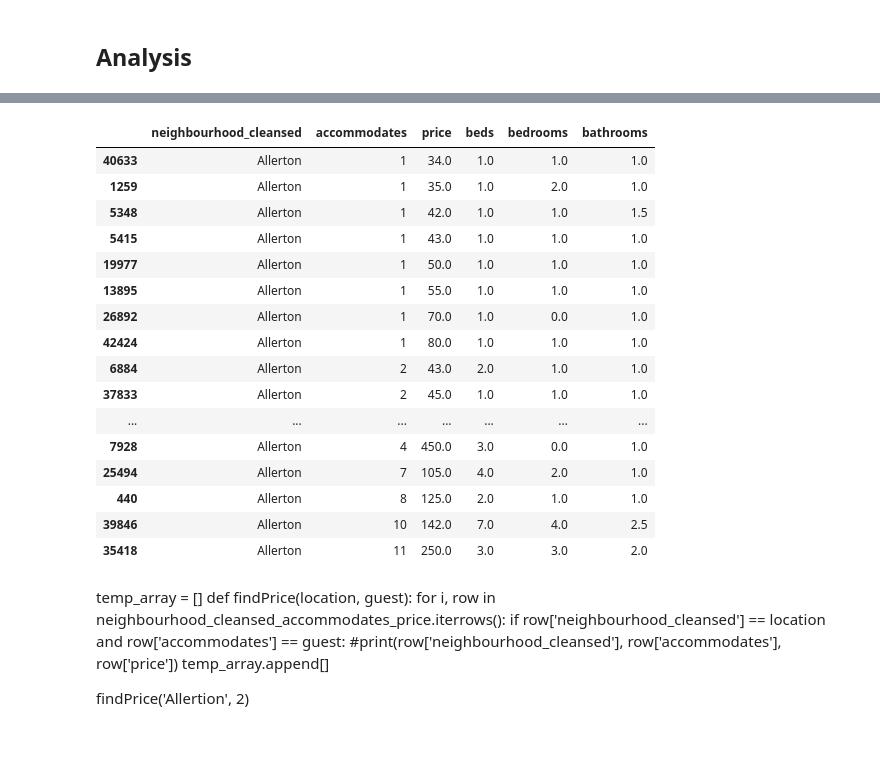
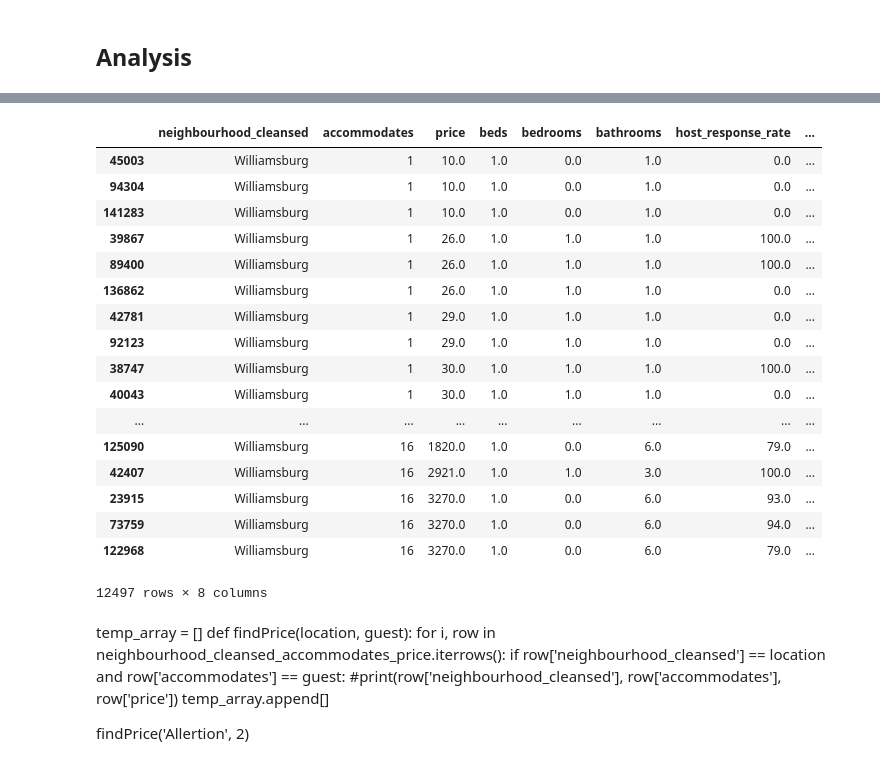
Before and after one commit to TanKenny/AirbnbEstimator, a Jupyter notebook: airbnb.ipynb, the cells around one changed output, grey strips where cells are left out. Saved outputs shown, nothing was run; the diff lists cells and outputs as text; code cells hidden in the pictures.

```diff
--- a/airbnb.ipynb
+++ b/airbnb.ipynb
@@ -12 +16,3 @@ df = pd.read_csv('./dataset/listings2.csv', encoding='Latin-1')
+# %%
+df = pd.concat([df_10, df_11, df_12], ignore_index=True)
 # %%
@@ -111,0 +112,7 @@ Name: price, Length: 49056, dtype: float64
+# %%
+# drop $ and ,
+df['cleaning_fee'] = df['cleaning_fee'].astype(str).str.replace('$', '')
+df['cleaning_fee'] = df['cleaning_fee'].astype(str).str.replace(',', '')
+df['cleaning_fee'] = df['cleaning_fee'].str.strip()
+df['cleaning_fee'] = df['cleaning_fee'].astype(float)
+df['cleaning_fee']
@@ -137,12 +162,13 @@ Name: host_since_year, Length: 49049, dtype: float64
 #df['host_response_time'].fillna(0)
 #print(df['host_response_time'])
 # %%
-# convert host_response_time string to an int rating of 0-3
+# convert host_response_time string to an int rating of 0-4
 df['host_response_time'].fillna(0, inplace=True)
 df.host_response_time[df.host_response_time == 'N/A'] = 0
 df.host_response_time[df.host_response_time == 'within an hour'] = 1
 df.host_response_time[df.host_response_time == 'within a few hours'] = 2
 df.host_response_time[df.host_response_time == 'within a day'] = 3
+df.host_response_time[df.host_response_time == 'a few days or more'] = 4
 df.host_response_time
 # %% [output]
 A value is trying to be set on a copy of a slice from a DataFrame
@@ -397,6 +426,6 @@ df['beds'] = df['beds'].fillna(value=median_beds)
 df['bedrooms'] = df['bedrooms'].fillna(value=median_bedrooms)
 df['bathrooms'] = df['bathrooms'].fillna(value=median_bathrooms)
 # %%
-neighbourhood_cleansed_accommodates_price = df[['neighbourhood_cleansed','accommodates', 'price', 'beds', 'bedrooms', 'bathrooms']]
+neighbourhood_cleansed_accommodates_price = df[['neighbourhood_cleansed','accommodates', 'price', 'beds', 'bedrooms', 'bathrooms', 'host_response_rate', 'host_is_superhost']]
 neighbourhood_cleansed_accommodates_price
 # %% [output]
@@ -560,26 +595,27 @@ findAveragePrice('Allerton', 2)
 # %%
 def findLocationPrice(location):
     return neighbourhood_cleansed_accommodates_price[(neighbourhood_cleansed_accommodates_price.neighbourhood_cleansed == location)]
 
-findLocationPrice('Allerton')
+findLocationPrice('Williamsburg')
 # %% [output]
-|  | neighbourhood_cleansed | accommodates | price | beds | bedrooms | bathrooms |
-| 40633 | Allerton | 1 | 34.0 | 1.0 | 1.0 | 1.0 |
-| 1259 | Allerton | 1 | 35.0 | 1.0 | 2.0 | 1.0 |
-| 5348 | Allerton | 1 | 42.0 | 1.0 | 1.0 | 1.5 |
-| 5415 | Allerton | 1 | 43.0 | 1.0 | 1.0 | 1.0 |
-| 19977 | Allerton | 1 | 50.0 | 1.0 | 1.0 | 1.0 |
-| 13895 | Allerton | 1 | 55.0 | 1.0 | 1.0 | 1.0 |
-| 26892 | Allerton | 1 | 70.0 | 1.0 | 0.0 | 1.0 |
-| 42424 | Allerton | 1 | 80.0 | 1.0 | 1.0 | 1.0 |
-| 6884 | Allerton | 2 | 43.0 | 2.0 | 1.0 | 1.0 |
-| 37833 | Allerton | 2 | 45.0 | 1.0 | 1.0 | 1.0 |
-| ... | ... | ... | ... | ... | ... | ... |
-| 7928 | Allerton | 4 | 450.0 | 3.0 | 0.0 | 1.0 |
-| 25494 | Allerton | 7 | 105.0 | 4.0 | 2.0 | 1.0 |
-| 440 | Allerton | 8 | 125.0 | 2.0 | 1.0 | 1.0 |
-| 39846 | Allerton | 10 | 142.0 | 7.0 | 4.0 | 2.5 |
-| 35418 | Allerton | 11 | 250.0 | 3.0 | 3.0 | 2.0 |
+|  | neighbourhood_cleansed | accommodates | price | beds | bedrooms | bathrooms | host_response_rate | ... |
+| 45003 | Williamsburg | 1 | 10.0 | 1.0 | 0.0 | 1.0 | 0.0 | ... |
+| 94304 | Williamsburg | 1 | 10.0 | 1.0 | 0.0 | 1.0 | 0.0 | ... |
+| 141283 | Williamsburg | 1 | 10.0 | 1.0 | 0.0 | 1.0 | 0.0 | ... |
+| 39867 | Williamsburg | 1 | 26.0 | 1.0 | 1.0 | 1.0 | 100.0 | ... |
+| 89400 | Williamsburg | 1 | 26.0 | 1.0 | 1.0 | 1.0 | 100.0 | ... |
+| 136862 | Williamsburg | 1 | 26.0 | 1.0 | 1.0 | 1.0 | 0.0 | ... |
+| 42781 | Williamsburg | 1 | 29.0 | 1.0 | 1.0 | 1.0 | 0.0 | ... |
+| 92123 | Williamsburg | 1 | 29.0 | 1.0 | 1.0 | 1.0 | 0.0 | ... |
+| 38747 | Williamsburg | 1 | 30.0 | 1.0 | 1.0 | 1.0 | 100.0 | ... |
+| 40043 | Williamsburg | 1 | 30.0 | 1.0 | 1.0 | 1.0 | 0.0 | ... |
+| ... | ... | ... | ... | ... | ... | ... | ... | ... |
+| 125090 | Williamsburg | 16 | 1820.0 | 1.0 | 0.0 | 6.0 | 79.0 | ... |
+| 42407 | Williamsburg | 16 | 2921.0 | 1.0 | 1.0 | 3.0 | 100.0 | ... |
+| 23915 | Williamsburg | 16 | 3270.0 | 1.0 | 0.0 | 6.0 | 93.0 | ... |
+| 73759 | Williamsburg | 16 | 3270.0 | 1.0 | 0.0 | 6.0 | 94.0 | ... |
+| 122968 | Williamsburg | 16 | 3270.0 | 1.0 | 0.0 | 6.0 | 79.0 | ... |
+12497 rows × 8 columns
 # %% [markdown]
 temp_array = []
 def findPrice(location, guest):
```
Also changed, not shown: parts of 58 cells of this notebook, 4 other files.
